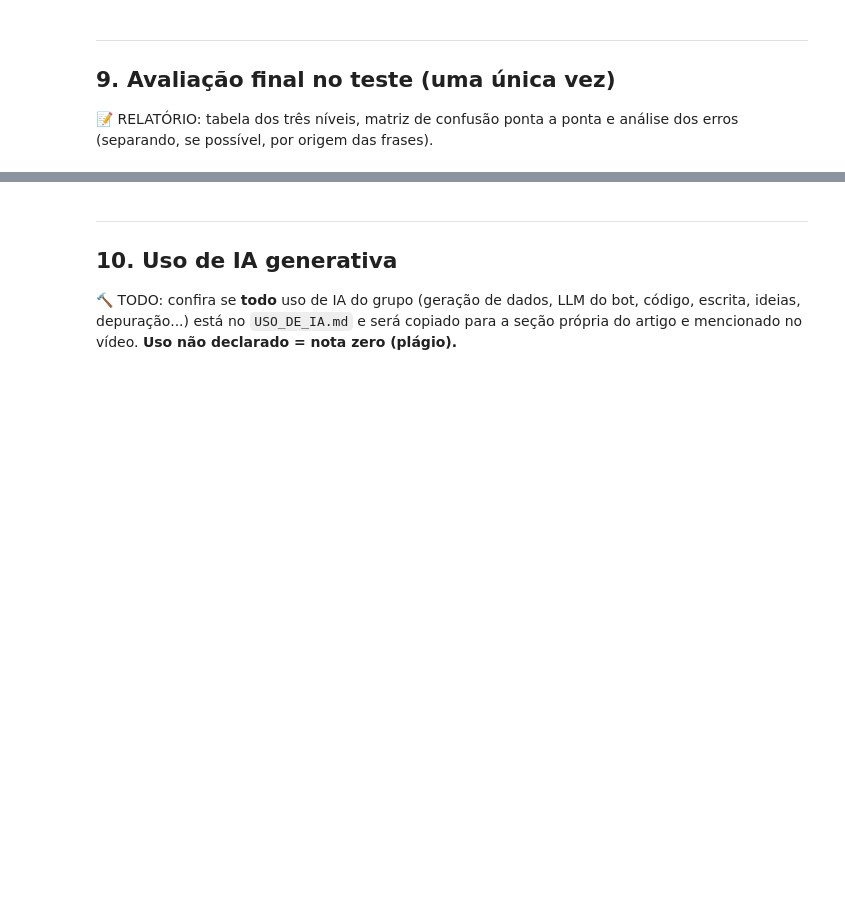
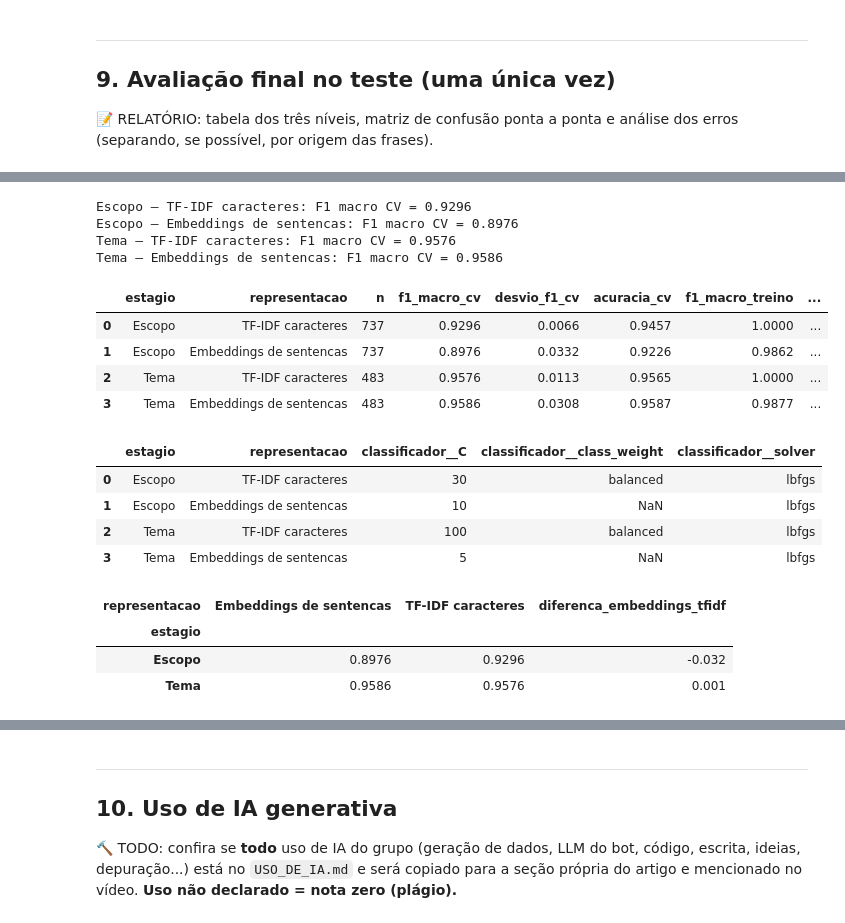
Before and after one commit to AbelardoOk/Chatbot-mercado-escola, a Jupyter notebook: notebooks/01_trabalho_grupo.ipynb, the cells around one changed output, grey strips where cells are left out. Cells and saved outputs as stored; diff of their text form; code cells hidden in the pictures; blank space fills up the shorter version.

```diff
--- a/notebooks/01_trabalho_grupo.ipynb
+++ b/notebooks/01_trabalho_grupo.ipynb
@@ -622,0 +777,49 @@ dtype: float64
+# %%
+buscas_a4 = {}
+pipelines_a4 = {}
+dominio_a4 = treino["escopo"].eq("dominio").to_numpy()
+textos_dominio_a4 = treino.loc[dominio_a4, "texto"].tolist()
+
+linhas_a4 = comparar_a4(
+    "Escopo", textos_a4, treino["escopo"], vetores_a4, busca_escopo
+)
+linhas_a4.extend(comparar_a4(
+    "Tema",
+    textos_dominio_a4,
+    treino.loc[dominio_a4, "intencao"],
+    vetores_a4[dominio_a4],
+    busca_tema,
+))
+resultados_a4 = pd.DataFrame(linhas_a4)
+display(resultados_a4.round(4))
+display(pd.DataFrame([
+    {"estagio": estagio, "representacao": representacao, **busca.best_params_}
+    for (estagio, representacao), busca in buscas_a4.items()
+]))
+
+resumo_a4 = resultados_a4.pivot(
+    index="estagio", columns="representacao", values="f1_macro_cv"
+)
+resumo_a4["diferenca_embeddings_tfidf"] = (
+    resumo_a4["Embeddings de sentencas"] - resumo_a4["TF-IDF caracteres"]
+)
+display(resumo_a4.round(4))
+# %% [output]
+Escopo — TF-IDF caracteres: F1 macro CV = 0.9296
+Escopo — Embeddings de sentencas: F1 macro CV = 0.8976
+Tema — TF-IDF caracteres: F1 macro CV = 0.9576
+Tema — Embeddings de sentencas: F1 macro CV = 0.9586
+|  | estagio | representacao | n | f1_macro_cv | desvio_f1_cv | acuracia_cv | f1_macro_treino | ... |
+| 0 | Escopo | TF-IDF caracteres | 737 | 0.9296 | 0.0066 | 0.9457 | 1.0000 | ... |
+| 1 | Escopo | Embeddings de sentencas | 737 | 0.8976 | 0.0332 | 0.9226 | 0.9862 | ... |
+| 2 | Tema | TF-IDF caracteres | 483 | 0.9576 | 0.0113 | 0.9565 | 1.0000 | ... |
+| 3 | Tema | Embeddings de sentencas | 483 | 0.9586 | 0.0308 | 0.9587 | 0.9877 | ... |
+|  | estagio | representacao | classificador__C | classificador__class_weight | classificador__solver |
+| 0 | Escopo | TF-IDF caracteres | 30 | balanced | lbfgs |
+| 1 | Escopo | Embeddings de sentencas | 10 | NaN | lbfgs |
+| 2 | Tema | TF-IDF caracteres | 100 | balanced | lbfgs |
+| 3 | Tema | Embeddings de sentencas | 5 | NaN | lbfgs |
+| representacao | Embeddings de sentencas | TF-IDF caracteres | diferenca_embeddings_tfidf |
+| estagio |  |  |  |
+| Escopo | 0.8976 | 0.9296 | -0.032 |
+| Tema | 0.9586 | 0.9576 | 0.001 |
```
Also changed, not shown: parts of 6 cells of this notebook, 1 other file.
